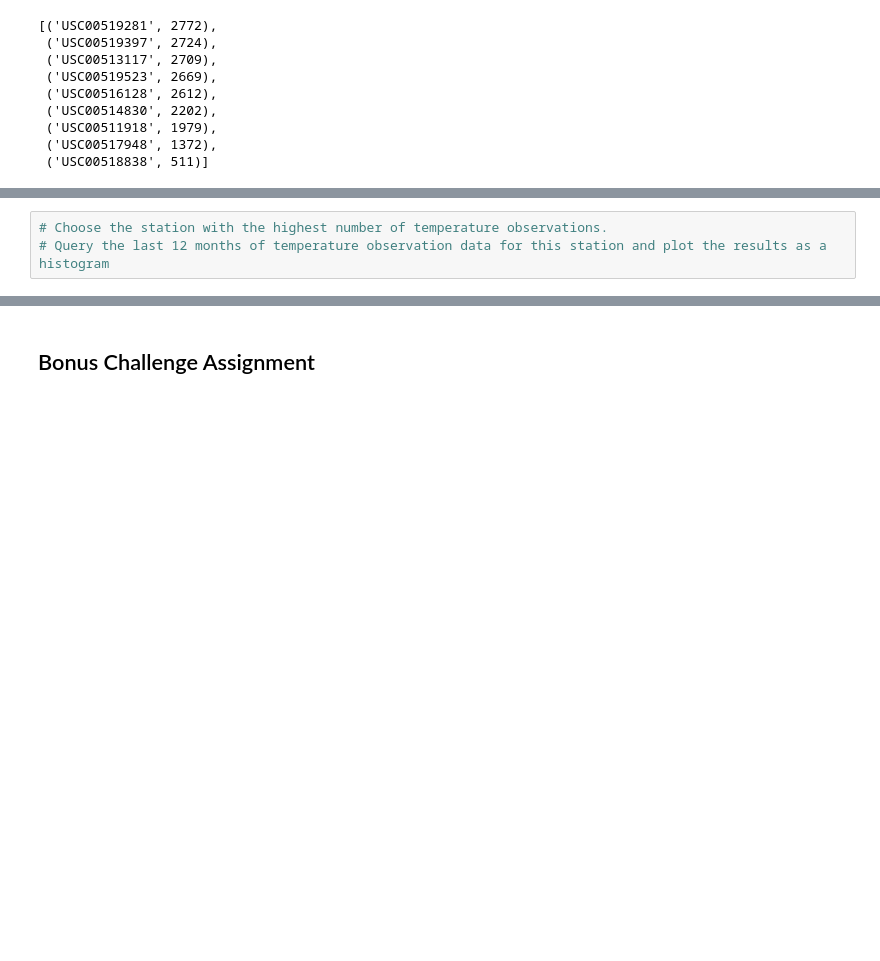
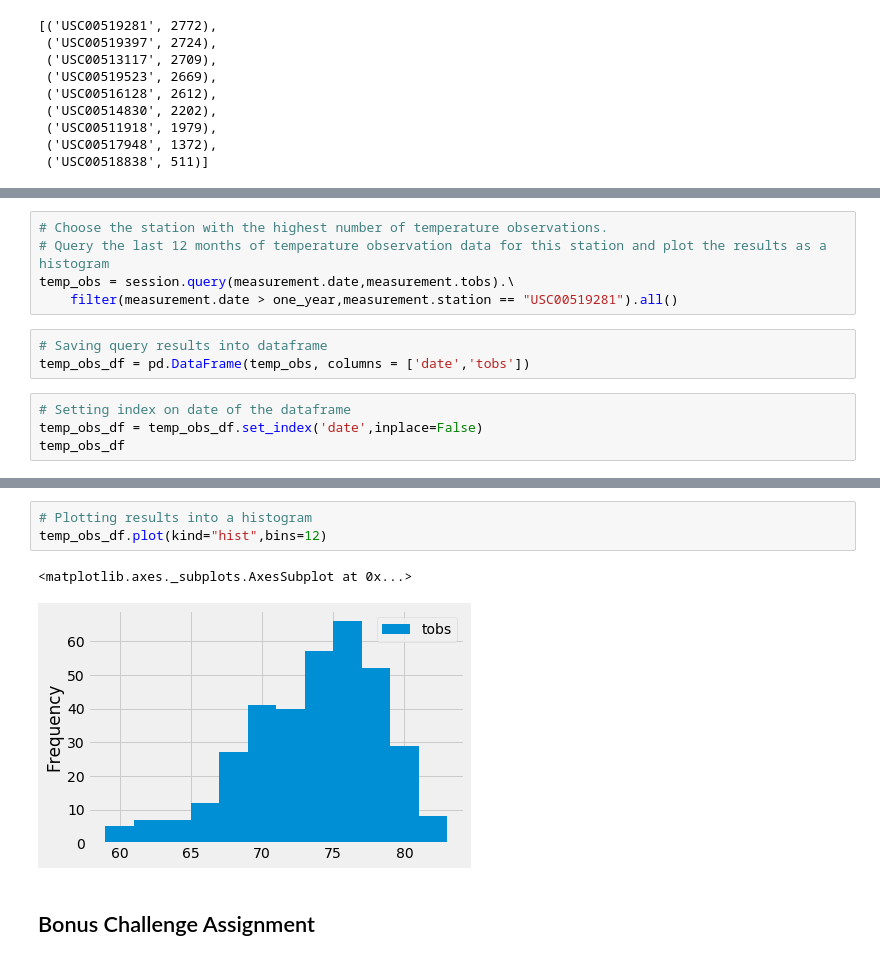
Before and after one commit to ktruong14/sqlalchemy_challenge, a Jupyter notebook: climate_starter.ipynb, the cells around one changed output, grey strips where cells are left out. Drawn from its saved outputs; the diff is of its cells as text; blank space fills up the shorter version.

```diff
--- a/climate_starter.ipynb
+++ b/climate_starter.ipynb
@@ -122,3 +144,12 @@ active_stations
 # %%
 # Choose the station with the highest number of temperature observations.
 # Query the last 12 months of temperature observation data for this station and plot the results as a histogram
+temp_obs = session.query(measurement.date,measurement.tobs).\
+    filter(measurement.date > one_year,measurement.station == "USC00519281").all()
+# %%
+# Saving query results into dataframe
+temp_obs_df = pd.DataFrame(temp_obs, columns = ['date','tobs'])
+# %%
+# Setting index on date of the dataframe
+temp_obs_df = temp_obs_df.set_index('date',inplace=False)
+temp_obs_df
@@ -125,3 +171,9 @@ active_stations
+# %%
+# Plotting results into a histogram
+temp_obs_df.plot(kind="hist",bins=12)
+# %% [output]
+<matplotlib.axes._subplots.AxesSubplot at 0x...>
+[figure, added]
 # %% [markdown]
 ## Bonus Challenge Assignment
 # %%
```
Also changed, not shown: parts of 5 cells of this notebook.
